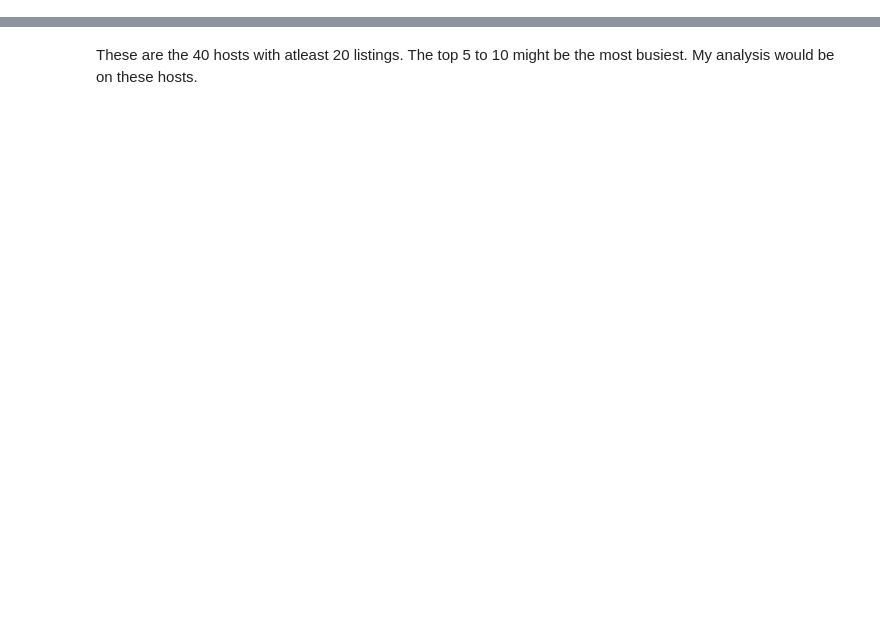
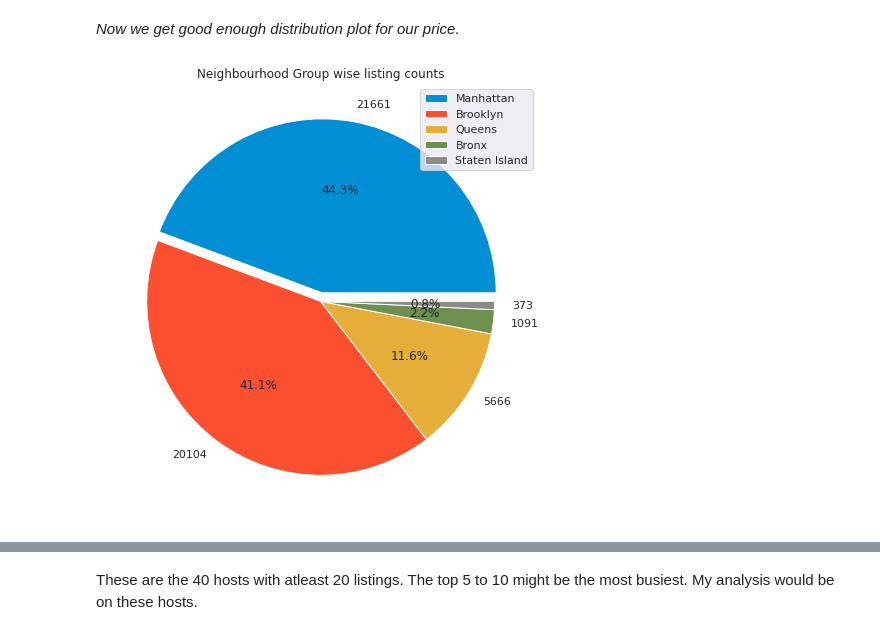
Before and after one commit to abdulaziz2208/Airbnb-Bookings-analysis, a Jupyter notebook: Airbnb_Bookings_Analysis_Capstone_Project.ipynb, the cells around one changed output, grey strips where cells are left out. Cells and saved outputs as stored; diff of their text form; code cells hidden in the pictures; blank space fills up the shorter version.

```diff
--- a/Airbnb_Bookings_Analysis_Capstone_Project.ipynb
+++ b/Airbnb_Bookings_Analysis_Capstone_Project.ipynb
@@ -219,0 +170,18 @@ df_top_host.head()
+# %% [markdown]
+*Now we get good enough distribution plot for our price.*
+# %%
+#Visualize the proportion of the listing count on each region area using the ‘neighbourhood_group’ columns
+
+neighbourhood_group_counts=df.neighbourhood_group.value_counts()
+group_names = neighbourhood_group_counts.index
+colors = ['#008fd5','#fc4f30','#e5ae38','#6d904f','#8b8b8b']
+explode = (0.05,0,0,0,0)
+group_counts = neighbourhood_group_counts.values
+
+plt.figure(figsize=(8,8))
+plt.pie(group_counts, explode = explode, labels=group_counts, colors= colors, autopct = '%1.1f%%', startangle=0,)
+plt.legend(group_names)
+plt.title('Neighbourhood Group wise listing counts')
+plt.show()
+# %% [output]
+[figure, added]
```
Also changed, not shown: parts of 159 cells of this notebook.
